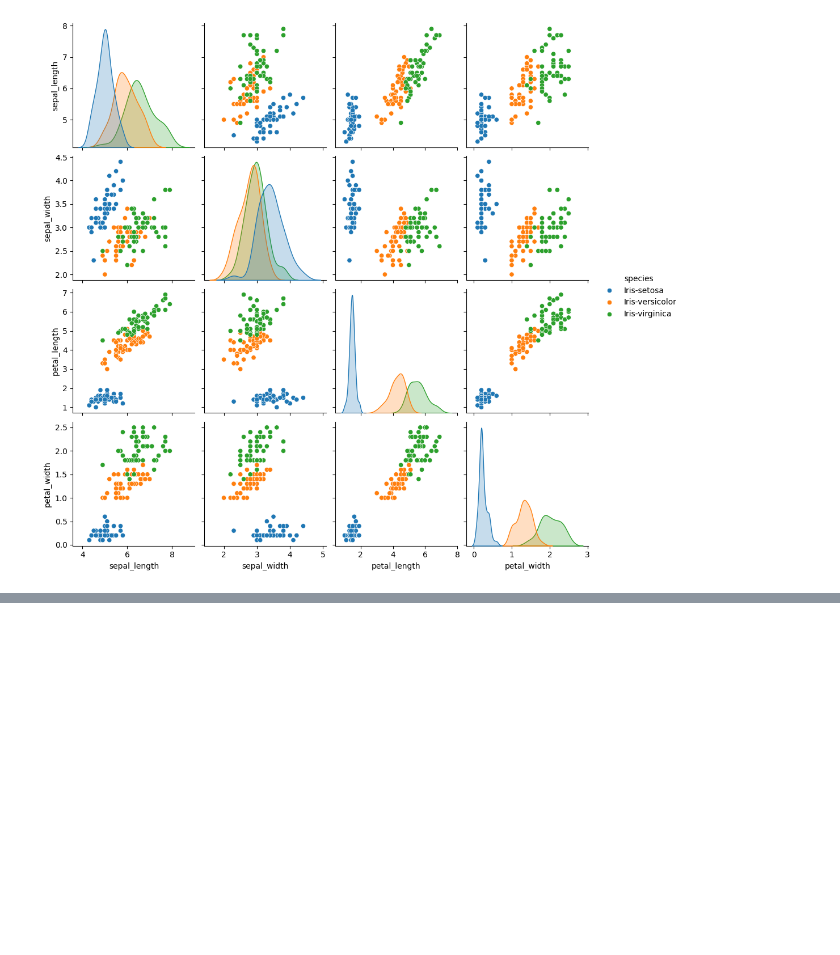
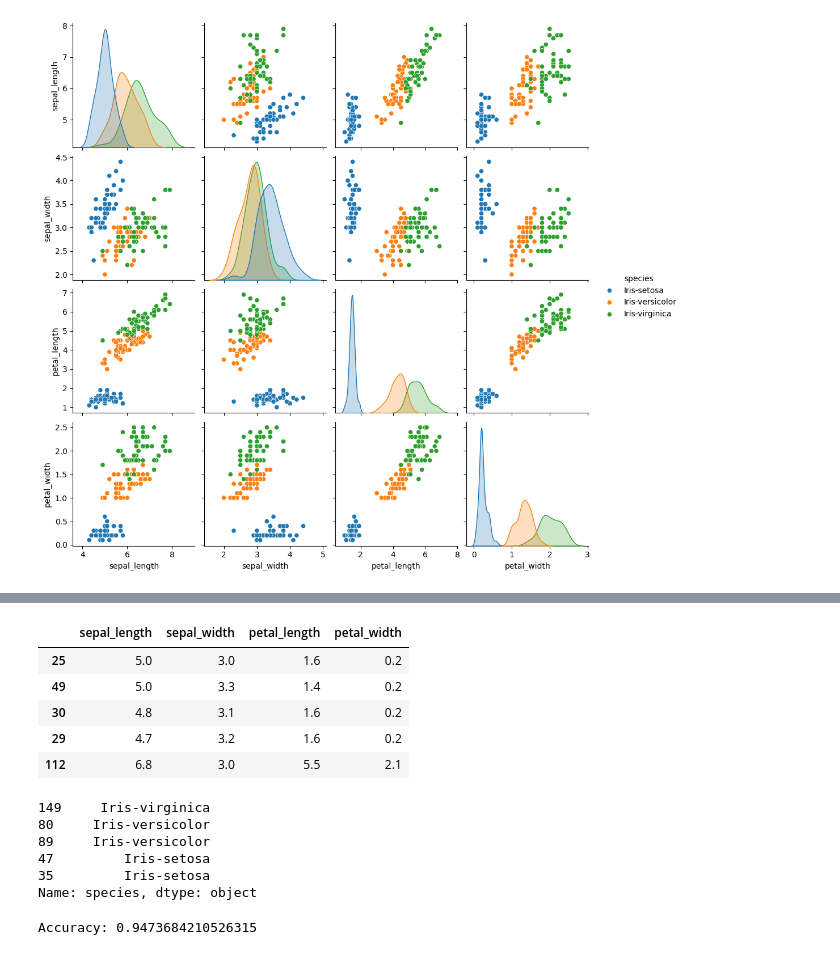
Before and after one commit to madhavgupta6803/Alfido_Tech_Intern_Project, a Jupyter notebook: Iris_Flower_Classification.ipynb, the cells around one changed output, grey strips where cells are left out. Saved outputs shown, nothing was run; the diff lists cells and outputs as text; code cells hidden in the pictures; blank space fills up the shorter version.

```diff
--- a/Iris_Flower_Classification.ipynb
+++ b/Iris_Flower_Classification.ipynb
@@ -151,0 +216,34 @@ sns.pairplot(iris,hue='species');
+# %%
+train_X = train[['sepal_length', 'sepal_width', 'petal_length',
+                 'petal_width']]
+train_y = train.species
+
+test_X = test[['sepal_length', 'sepal_width', 'petal_length',
+                 'petal_width']]
+test_y = test.species
+# %%
+train_X.head()
+# %% [output]
+|  | sepal_length | sepal_width | petal_length | petal_width |
+| 25 | 5.0 | 3.0 | 1.6 | 0.2 |
+| 49 | 5.0 | 3.3 | 1.4 | 0.2 |
+| 30 | 4.8 | 3.1 | 1.6 | 0.2 |
+| 29 | 4.7 | 3.2 | 1.6 | 0.2 |
+| 112 | 6.8 | 3.0 | 5.5 | 2.1 |
+# %%
+test_y.head()
+# %% [output]
+149     Iris-virginica
+80     Iris-versicolor
+89     Iris-versicolor
+47         Iris-setosa
+35         Iris-setosa
+Name: species, dtype: object
+# %%
+#Using LogisticRegression
+model = LogisticRegression()
+model.fit(train_X, train_y)
+prediction = model.predict(test_X)
+print('Accuracy:',metrics.accuracy_score(prediction,test_y))
+# %% [output]
+Accuracy: 0.9473684210526315
```
Also changed, not shown: parts of 13 cells of this notebook.
